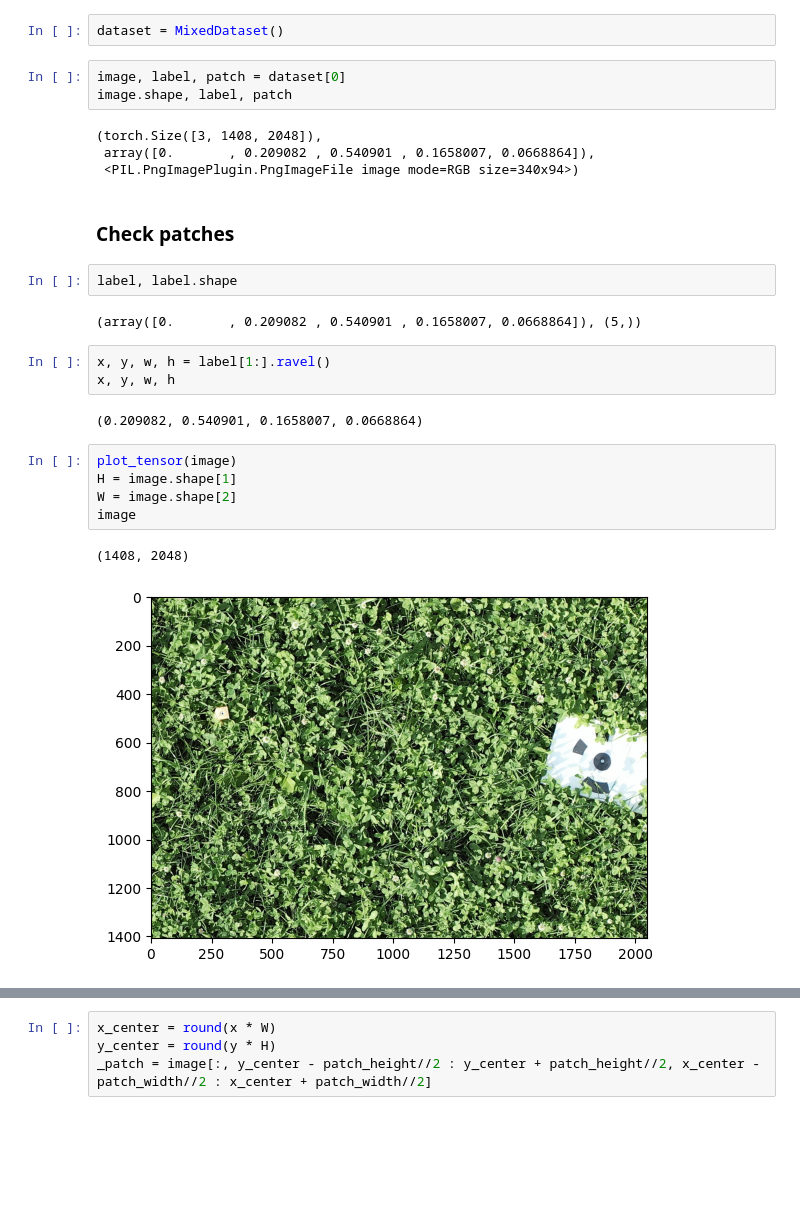
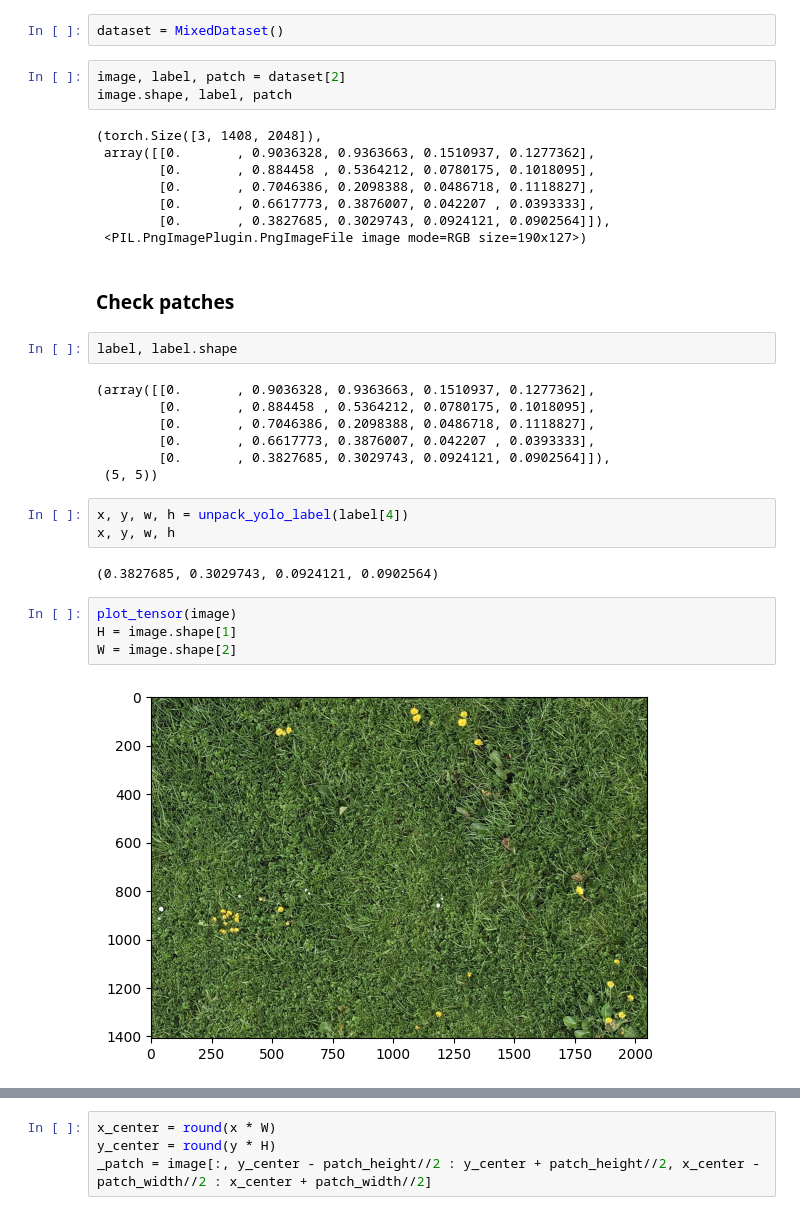
Before and after one commit to Joaquin-Gajardo/SDSC-hackathon-2023, a Jupyter notebook: notebook/prepare_data/pytorch_datasets_dev.ipynb, the cells around one changed output, grey strips where cells are left out. Saved outputs shown, nothing was run; the diff lists cells and outputs as text; blank space fills up the shorter version.

```diff
--- a/notebook/prepare_data/pytorch_datasets_dev.ipynb
+++ b/notebook/prepare_data/pytorch_datasets_dev.ipynb
@@ -22,31 +25,38 @@ The autoreload extension is already loaded. To reload it, use:
 # %%
 dataset = MixedDataset()
 # %%
-image, label, patch = dataset[0]
+image, label, patch = dataset[2]
 image.shape, label, patch
 # %% [output]
 (torch.Size([3, 1408, 2048]),
- array([0.       , 0.209082 , 0.540901 , 0.1658007, 0.0668864]),
- <PIL.PngImagePlugin.PngImageFile image mode=RGB size=340x94>)
+ array([[0.       , 0.9036328, 0.9363663, 0.1510937, 0.1277362],
+        [0.       , 0.884458 , 0.5364212, 0.0780175, 0.1018095],
+        [0.       , 0.7046386, 0.2098388, 0.0486718, 0.1118827],
+        [0.       , 0.6617773, 0.3876007, 0.042207 , 0.0393333],
+        [0.       , 0.3827685, 0.3029743, 0.0924121, 0.0902564]]),
+ <PIL.PngImagePlugin.PngImageFile image mode=RGB size=190x127>)
 # %% [markdown]
 ### Check patches
 # %%
 label, label.shape
 # %% [output]
-(array([0.       , 0.209082 , 0.540901 , 0.1658007, 0.0668864]), (5,))
+(array([[0.       , 0.9036328, 0.9363663, 0.1510937, 0.1277362],
+        [0.       , 0.884458 , 0.5364212, 0.0780175, 0.1018095],
+        [0.       , 0.7046386, 0.2098388, 0.0486718, 0.1118827],
+        [0.       , 0.6617773, 0.3876007, 0.042207 , 0.0393333],
+        [0.       , 0.3827685, 0.3029743, 0.0924121, 0.0902564]]),
+ (5, 5))
 # %%
-x, y, w, h = label[1:].ravel()
+x, y, w, h = unpack_yolo_label(label[4])
 x, y, w, h
 # %% [output]
-(0.209082, 0.540901, 0.1658007, 0.0668864)
+(0.3827685, 0.3029743, 0.0924121, 0.0902564)
 # %%
 plot_tensor(image)
 H = image.shape[1]
 W = image.shape[2]
-image
 # %% [output]
-(1408, 2048)
-[figure, old version]
+[figure, new version]
 # %%
 patch_height = round(h * H)
 patch_width = round(w * W)
```
Also changed, not shown: parts of 10 cells of this notebook, 1 other file.
